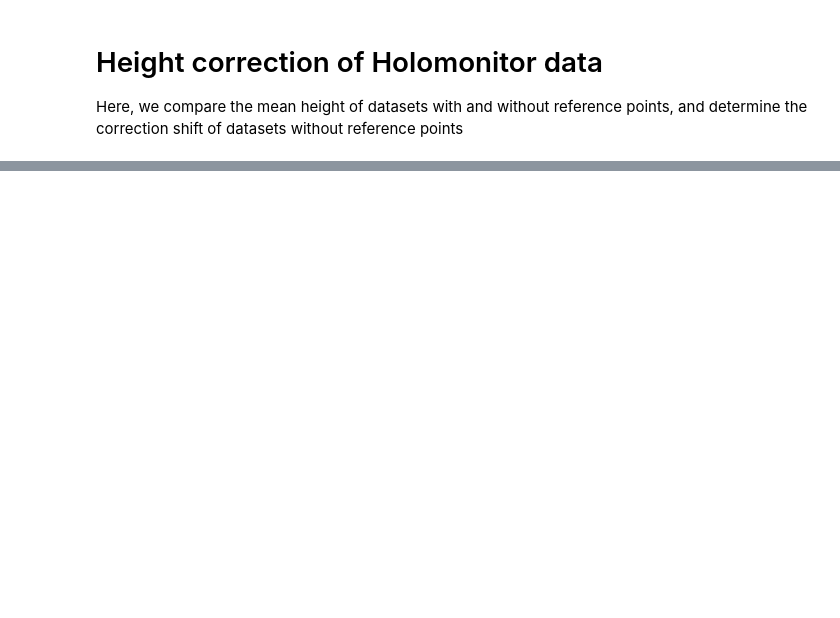
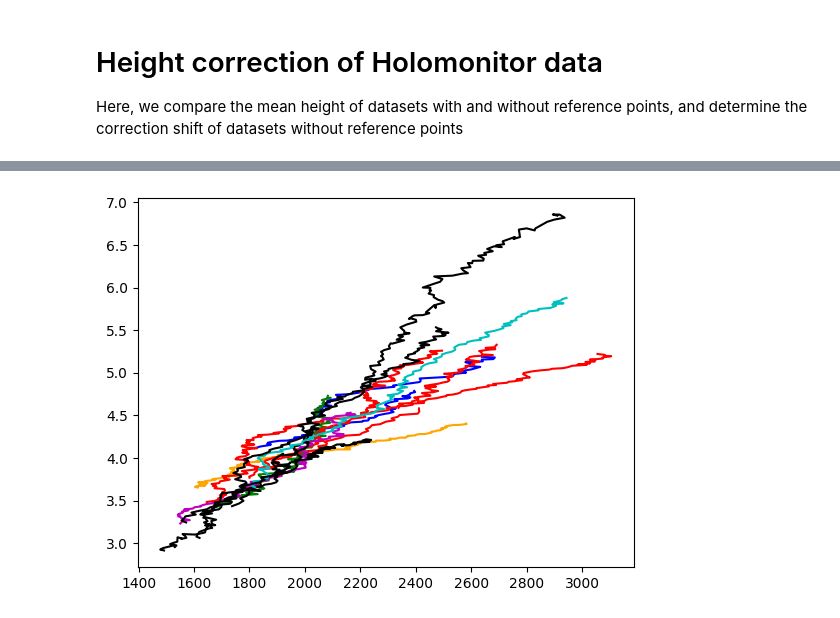
Before and after one commit to siljabl/MDCK-QPI, a Jupyter notebook: scripts/preprocessing/correct_heights_without_reference.ipynb, the cells around one changed output, grey strips where cells are left out. Saved outputs shown, nothing was run; the diff lists cells and outputs as text; code cells hidden in the pictures; blank space fills up the shorter version.

```diff
--- a/scripts/preprocessing/correct_heights_without_reference.ipynb
+++ b/scripts/preprocessing/correct_heights_without_reference.ipynb
@@ -34,6 +42,14 @@ datasets_2D = [
     "MDCK_20240516_B1-13",
     "MDCK_20240516_B1-22"
 ]
+
+colors = ['orange',
+          'b', 'b',
+          'g',
+          'r', 'r', 'r', 'r',
+          'm',
+          'k', 'k',
+          'c', 'k', 'k']
 # %%
 hmean_2D     = []
 densities_2D = []
@@ -102,0 +202,10 @@ plt.legend(title="Petri dish")
+# %%
+parameters = []
+for rho, h, dh, c in zip(densities_2D,
+                         hmean_2D,
+                         shifts,
+                         colors):
+
+    plt.plot(rho, h-dh, c=c)
+# %% [output]
+[figure, added]
```
Also changed, not shown: parts of 7 cells of this notebook, 45 other files.
